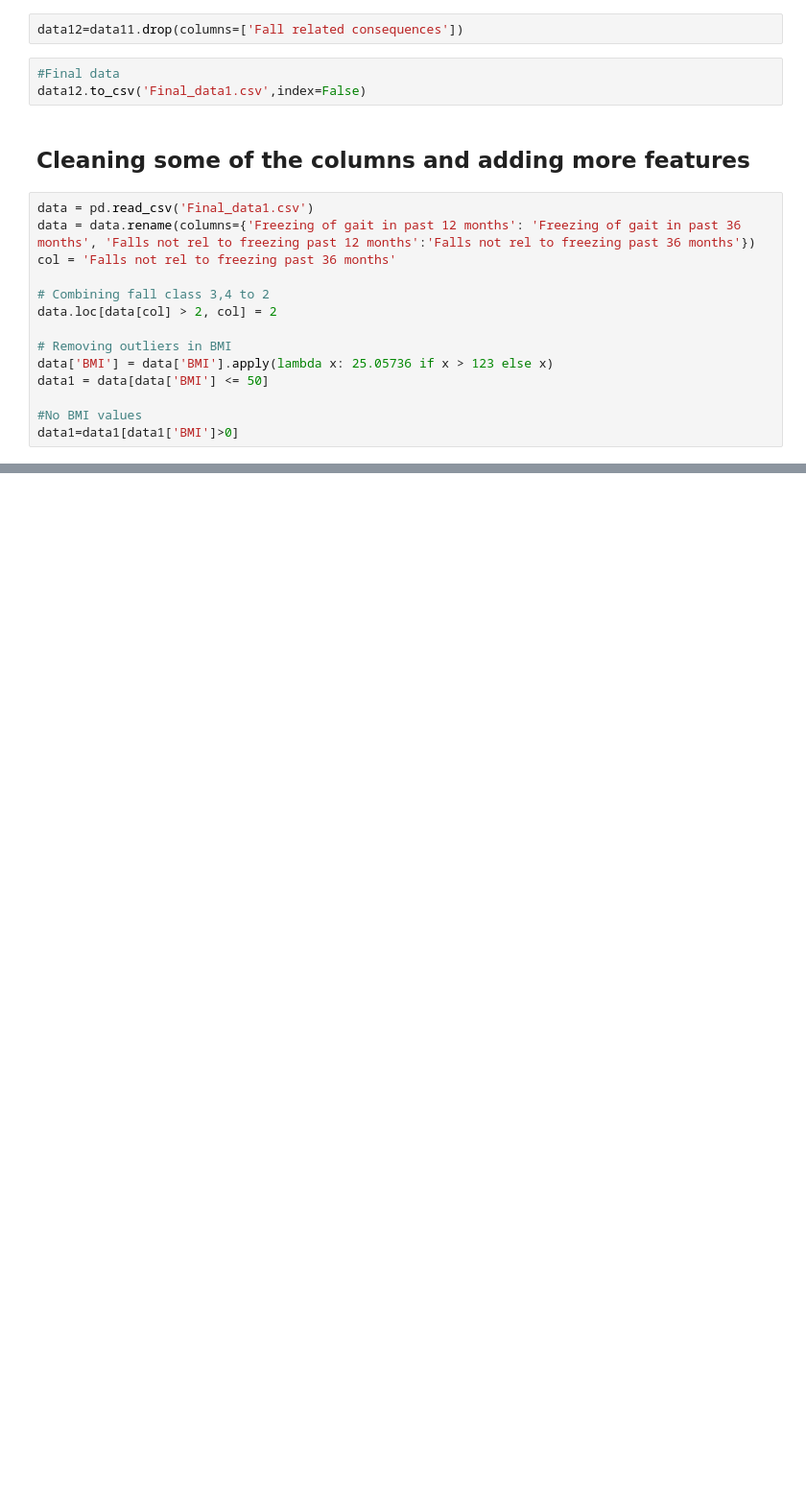
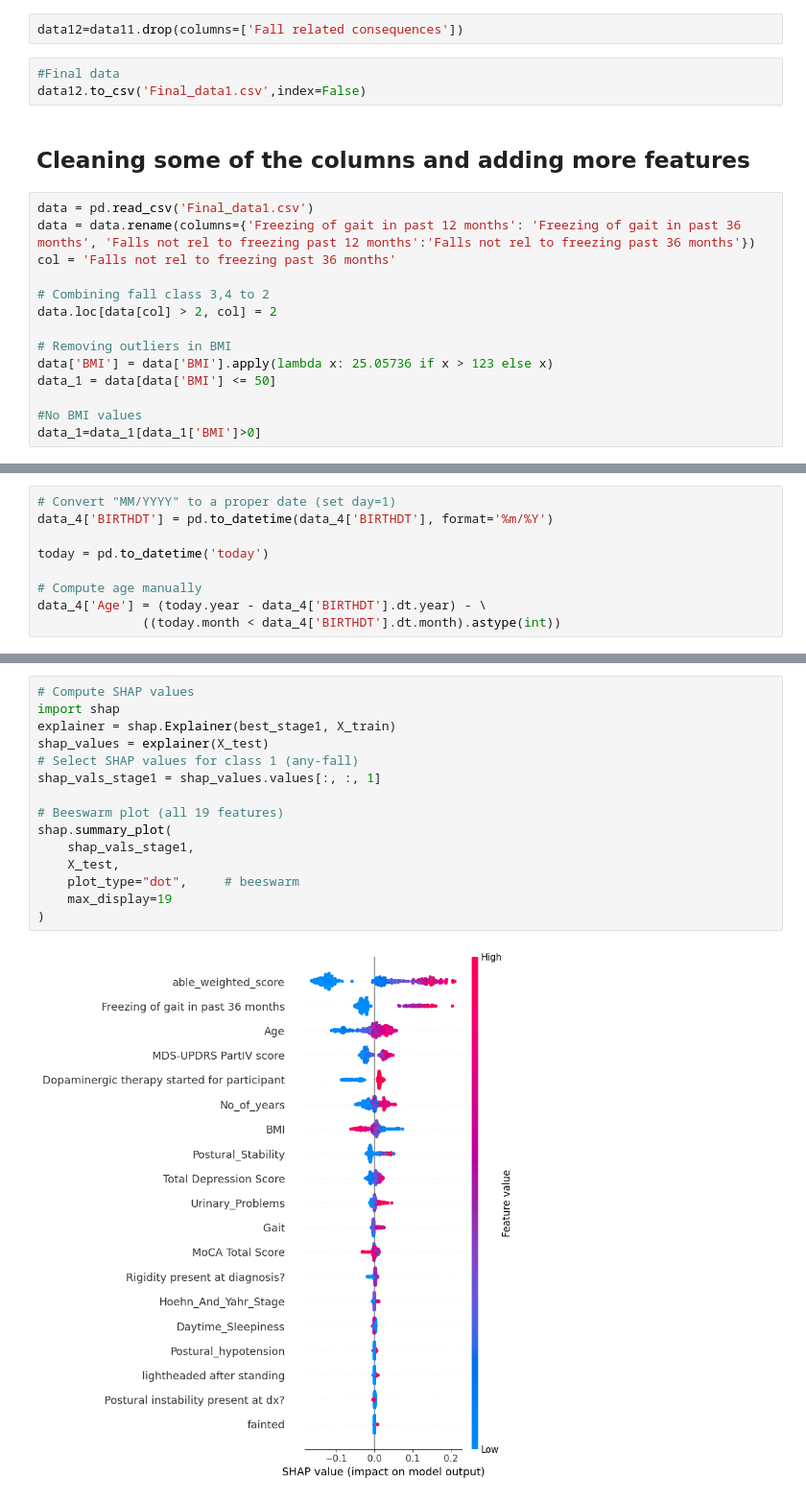
Before and after one commit to NadChern/Mobility_Decline_Risk_Prediction_For_PD_Patients, a Jupyter notebook: Model_Development.ipynb, the cells around one changed output, grey strips where cells are left out. Shown at 96% size. Saved outputs shown, nothing was run; the diff lists cells and outputs as text; blank space fills up the shorter version.

```diff
--- a/Model_Development.ipynb
+++ b/Model_Development.ipynb
@@ -587,7 +587,7 @@ data.loc[data[col] > 2, col] = 2
 
 # Removing outliers in BMI
 data['BMI'] = data['BMI'].apply(lambda x: 25.05736 if x > 123 else x)
-data1 = data[data['BMI'] <= 50]
+data_1 = data[data['BMI'] <= 50]
 
 #No BMI values
-data1=data1[data1['BMI']>0]
+data_1=data_1[data_1['BMI']>0]
@@ -610,0 +693,9 @@ data1.head()
+# %%
+# Convert "MM/YYYY" to a proper date (set day=1)
+data_4['BIRTHDT'] = pd.to_datetime(data_4['BIRTHDT'], format='%m/%Y')
+
+today = pd.to_datetime('today')
+
+# Compute age manually
+data_4['Age'] = (today.year - data_4['BIRTHDT'].dt.year) - \
+              ((today.month < data_4['BIRTHDT'].dt.month).astype(int))
@@ -610,0 +1037,17 @@ data1.head()
+# %%
+# Compute SHAP values
+import shap
+explainer = shap.Explainer(best_stage1, X_train)
+shap_values = explainer(X_test)
+# Select SHAP values for class 1 (any-fall)
+shap_vals_stage1 = shap_values.values[:, :, 1]
+
+# Beeswarm plot (all 19 features)
+shap.summary_plot(
+    shap_vals_stage1,
+    X_test,
+    plot_type="dot",     # beeswarm
+    max_display=19
+)
+# %% [output]
+[figure, added]
```
Also changed, not shown: parts of 15 cells of this notebook.
